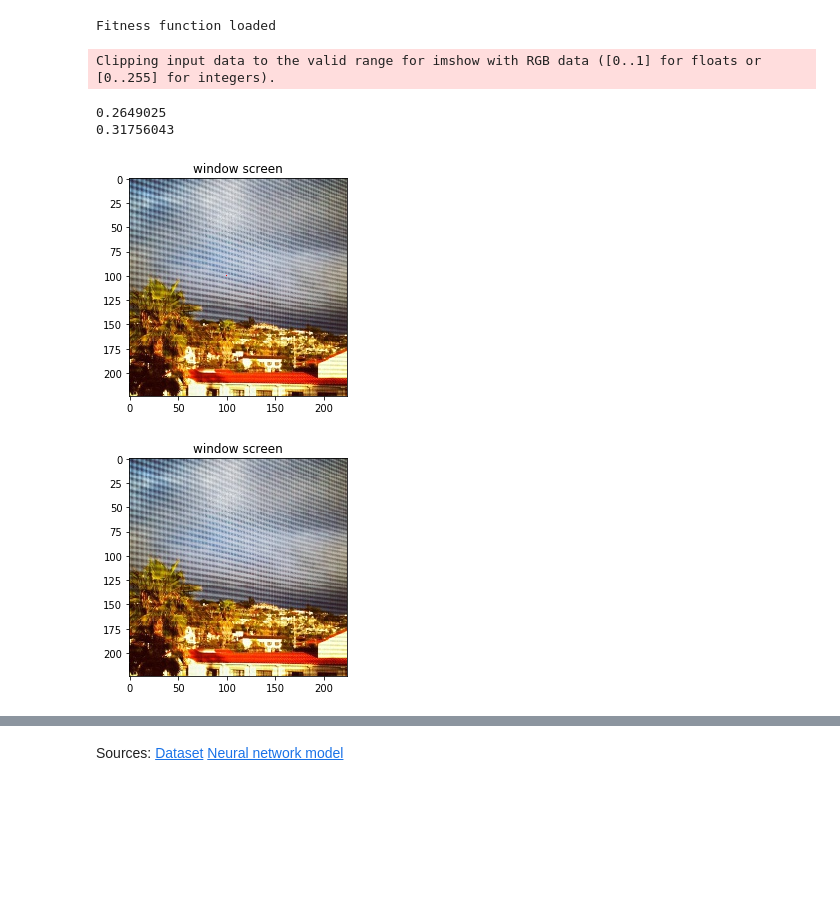
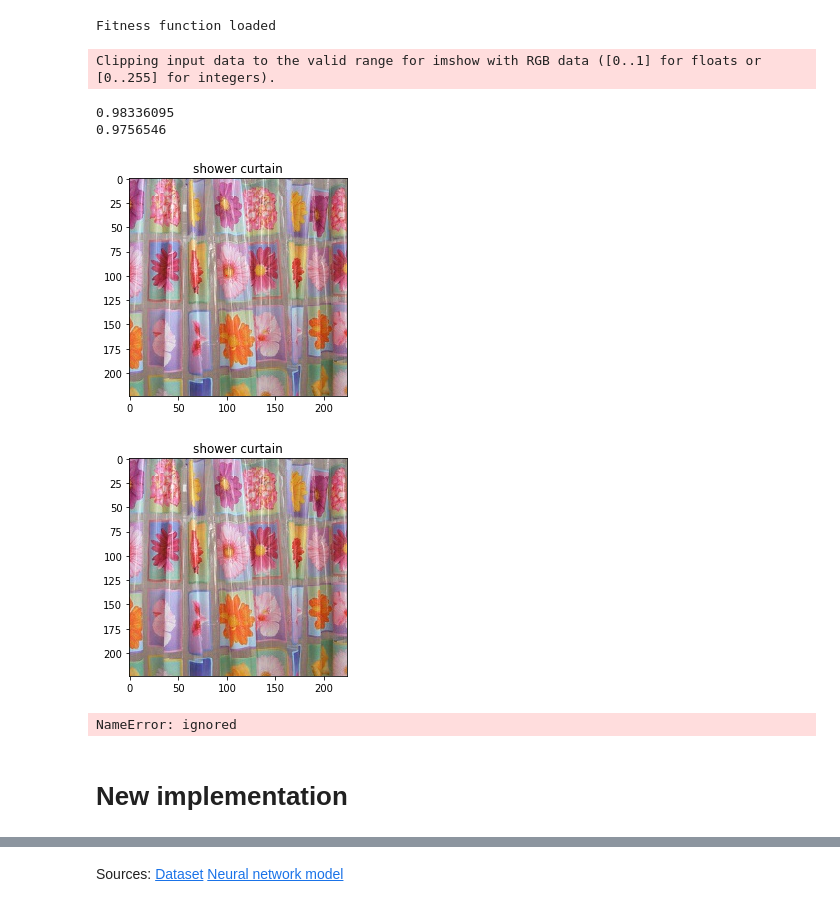
Before and after one commit to pkonowrocki/Multiple-pixels-attack, a Jupyter notebook: MultiplePixelsAttack.ipynb, the cells around one changed output, grey strips where cells are left out. Saved outputs shown, nothing was run; the diff lists cells and outputs as text; code cells hidden in the pictures; blank space fills up the shorter version.

```diff
--- a/MultiplePixelsAttack.ipynb
+++ b/MultiplePixelsAttack.ipynb
@@ -202,0 +93,34 @@ Network ready
+# %%
+#find positive examples
+import numpy as np
+import cv2
+import torch
+import torch.nn as nn
+
+def _str2img(str_b):
+    return cv2.imdecode(np.frombuffer(str_b, np.uint8), cv2.IMREAD_COLOR)
+
+
+mean = [0.485, 0.456, 0.406]
+std = [0.229, 0.224, 0.225]
+
+print("Got "+str(len(dataset["target"])) +" samples")
+m = nn.Softmax()
+positive = []
+
+for i in range(len(dataset["target"])):
+  image = _str2img(dataset["data"][i])
+  image = torch.from_numpy(image).view(1, 3, 224, 224).to(device=device, dtype=torch.float)
+  image.div_(255.)
+  image[:, 0, :, :].sub_(mean[0]).div_(std[0])
+  image[:, 1, :, :].sub_(mean[1]).div_(std[1])
+  image[:, 2, :, :].sub_(mean[2]).div_(std[2])
+  target = dataset["target"][i]
+  output = net(image)
+  output = m(output)
+  values, indices = torch.max(output, 1)
+  if(target==indices.item()):
+    print("Image #"+str(i)+"\tprobability: "+str(values.item()*100))
+    positive.append((i, values.item()*100))
+
+print(positive)
@@ -237,19 +319,19 @@ Fitness function loaded
 # %%
 #test individual
 first_of_its_kind = Individual.from_params(100,100,[90,-90,-80])
-how_fit = fitness_function(first_of_its_kind, 125)
+how_fit = fitness_function(first_of_its_kind, 27600)
 print(how_fit)
 
 second_of_its_kind = Individual.from_params(100,100,[0,0,0])
-how_fit = fitness_function(second_of_its_kind, 125)
+how_fit = fitness_function(second_of_its_kind, 27600)
 print(how_fit)
 
-first_of_its_kind.show_image(125)
-second_of_its_kind.show_image(125)
+first_of_its_kind.show_image(27600)
+second_of_its_kind.show_image(27600)
 #we can pretty much do it by hand XD
 # %% [output]
 Clipping input data to the valid range for imshow with RGB data ([0..1] for floats or [0..255] for integers).
-0.2649025
-0.31756043
+0.98336095
+0.9756546
-[figure, old version]
+[figure, new version]
-[figure, old version]
+[figure, new version]
@@ -255,0 +347,7 @@ Clipping input data to the valid range for imshow with RGB data ([0..1] for floa
+# %%
+fooled = differential_evolution(100, 40, (224,224),125, 0.5,0.5,0.5,0.1)
+fooled.show_image(125)
+# %% [output]
+NameError: ignored
+# %% [markdown]
+# New implementation
```
Also changed, not shown: parts of 16 cells of this notebook.
